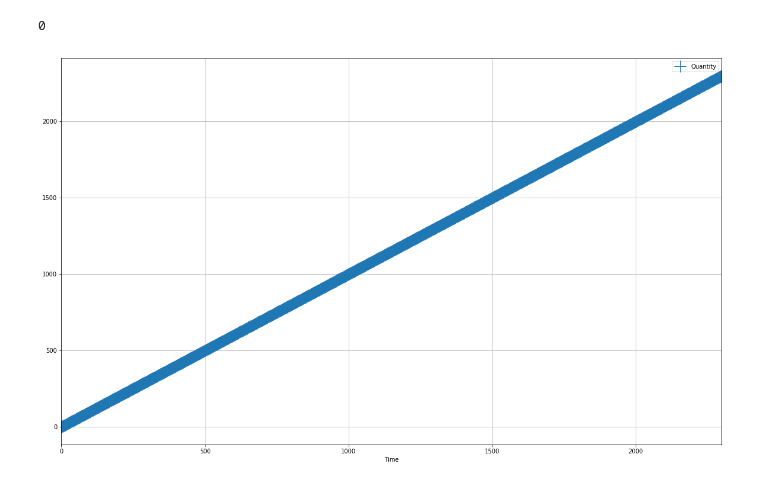
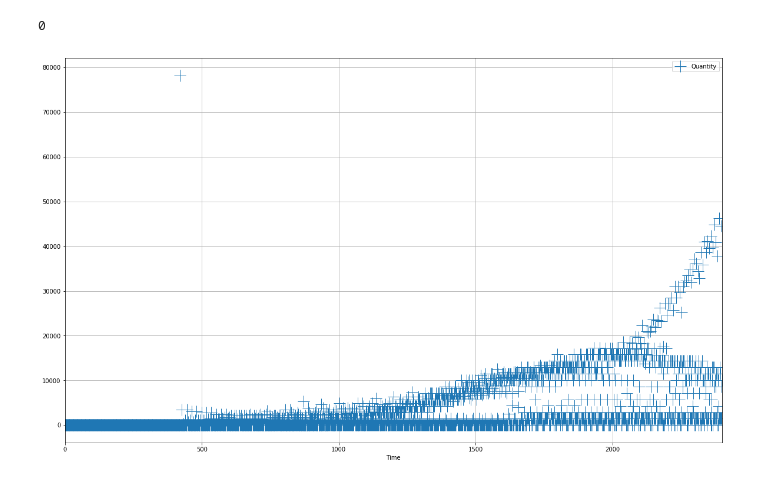
Before and after one commit to bam241/cvt_eg23, a Jupyter notebook: deployment optim.ipynb, the cells around one changed output. Saved outputs shown, nothing was run; the diff lists cells and outputs as text; code cells hidden in the pictures.

```diff
--- a/deployment optim.ipynb
+++ b/deployment optim.ipynb
@@ -242,21 +244,20 @@ coms = ()
 df3 = tm.inventories(ev, facilities=fac)
 # %%
 df3_y_m = df3
-df3_y_m['Quantity'] = df3
 ax = df3_y_m.plot('Time','Quantity',linestyle='', marker='+', markersize='20' ,figsize = (20,12))
 # Major ticks every 20, minor ticks every 5
 #import numpy as np
 #major_y_ticks = np.arange(0, 60, 1)
 
 #ax.set_yticks(major_y_ticks)
 #major_x_ticks = np.arange(0, 200, 5)
 #ax.set_xticks(major_x_ticks)
 
 
 
 # And a corresponding grid
 ax.grid(which='both')
 
 plt.show()
 # %% [output]
-[figure, old version]
+[figure, new version]
```
Also changed, not shown: parts of 23 cells of this notebook, 7 other files.
